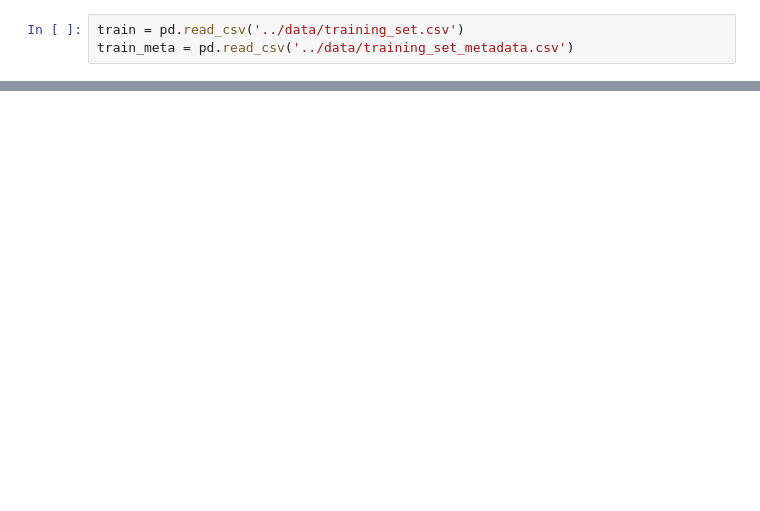
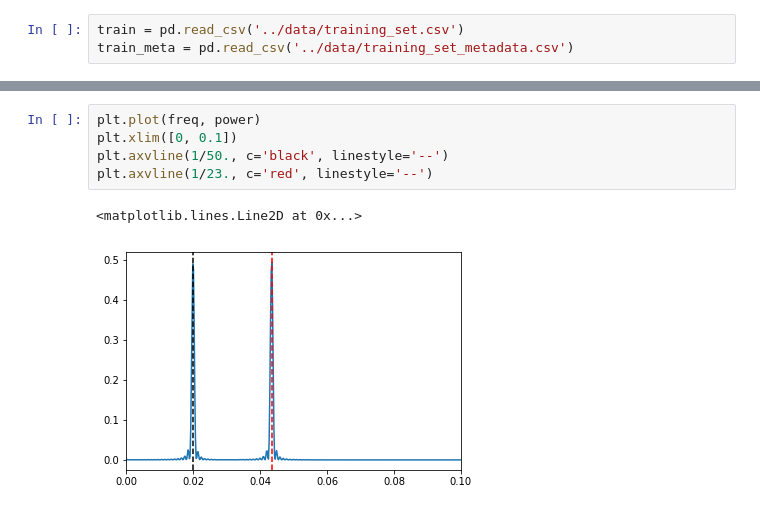
Before and after one commit to fcoba/PLAsTiCC-ML-Kaggle, a Jupyter notebook: exploration/ObjByClass.ipynb, the cells around one changed output, grey strips where cells are left out. Drawn from its saved outputs; the diff is of its cells as text; blank space fills up the shorter version.

```diff
--- a/exploration/ObjByClass.ipynb
+++ b/exploration/ObjByClass.ipynb
@@ -27,0 +67,8 @@ grp.groups
+# %%
+plt.plot(freq, power)
+plt.xlim([0, 0.1])
+plt.axvline(1/50., c='black', linestyle='--')
+plt.axvline(1/23., c='red', linestyle='--')
+# %% [output]
+<matplotlib.lines.Line2D at 0x...>
+[figure, added]
```
Also changed, not shown: parts of 33 cells of this notebook, 2 other files.
